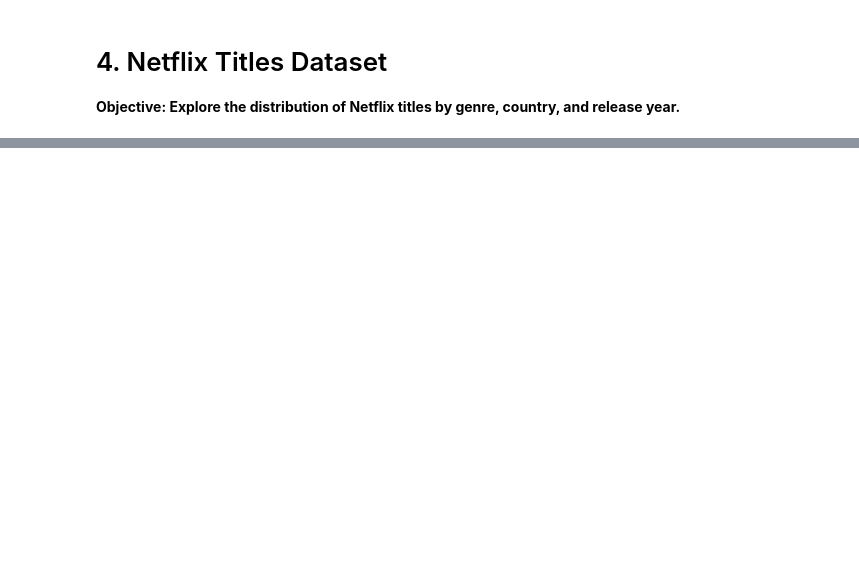
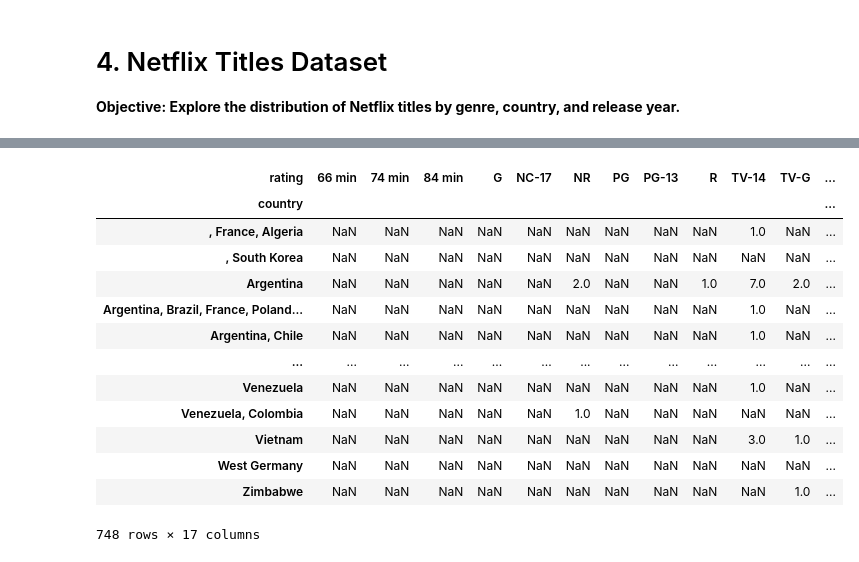
Before and after one commit to web-wizard-web/Pandas-Challanges, a Jupyter notebook: Easy/netflix.ipynb, the cells around one changed output, grey strips where cells are left out. Saved outputs shown, nothing was run; the diff lists cells and outputs as text; code cells hidden in the pictures; blank space fills up the shorter version.

```diff
--- a/Easy/netflix.ipynb
+++ b/Easy/netflix.ipynb
@@ -19,0 +45,19 @@ netflix.head()
+# %%
+# using pivot to reshape data
+pivot = netflix.pivot_table(columns="rating", index="country" ,values="title", aggfunc="count")
+pivot
+# %% [output]
+| rating | 66 min | 74 min | 84 min | G | NC-17 | NR | PG | PG-13 | R | TV-14 | TV-G | ... |
+| country |  |  |  |  |  |  |  |  |  |  |  | ... |
+| , France, Algeria | NaN | NaN | NaN | NaN | NaN | NaN | NaN | NaN | NaN | 1.0 | NaN | ... |
+| , South Korea | NaN | NaN | NaN | NaN | NaN | NaN | NaN | NaN | NaN | NaN | NaN | ... |
+| Argentina | NaN | NaN | NaN | NaN | NaN | 2.0 | NaN | NaN | 1.0 | 7.0 | 2.0 | ... |
+| Argentina, Brazil, France, Poland... | NaN | NaN | NaN | NaN | NaN | NaN | NaN | NaN | NaN | 1.0 | NaN | ... |
+| Argentina, Chile | NaN | NaN | NaN | NaN | NaN | NaN | NaN | NaN | NaN | 1.0 | NaN | ... |
+| ... | ... | ... | ... | ... | ... | ... | ... | ... | ... | ... | ... | ... |
+| Venezuela | NaN | NaN | NaN | NaN | NaN | NaN | NaN | NaN | NaN | 1.0 | NaN | ... |
+| Venezuela, Colombia | NaN | NaN | NaN | NaN | NaN | 1.0 | NaN | NaN | NaN | NaN | NaN | ... |
+| Vietnam | NaN | NaN | NaN | NaN | NaN | NaN | NaN | NaN | NaN | 3.0 | 1.0 | ... |
+| West Germany | NaN | NaN | NaN | NaN | NaN | NaN | NaN | NaN | NaN | NaN | NaN | ... |
+| Zimbabwe | NaN | NaN | NaN | NaN | NaN | NaN | NaN | NaN | NaN | NaN | 1.0 | ... |
+748 rows × 17 columns
```
Also changed, not shown: parts of 8 cells of this notebook, 1 other file.
